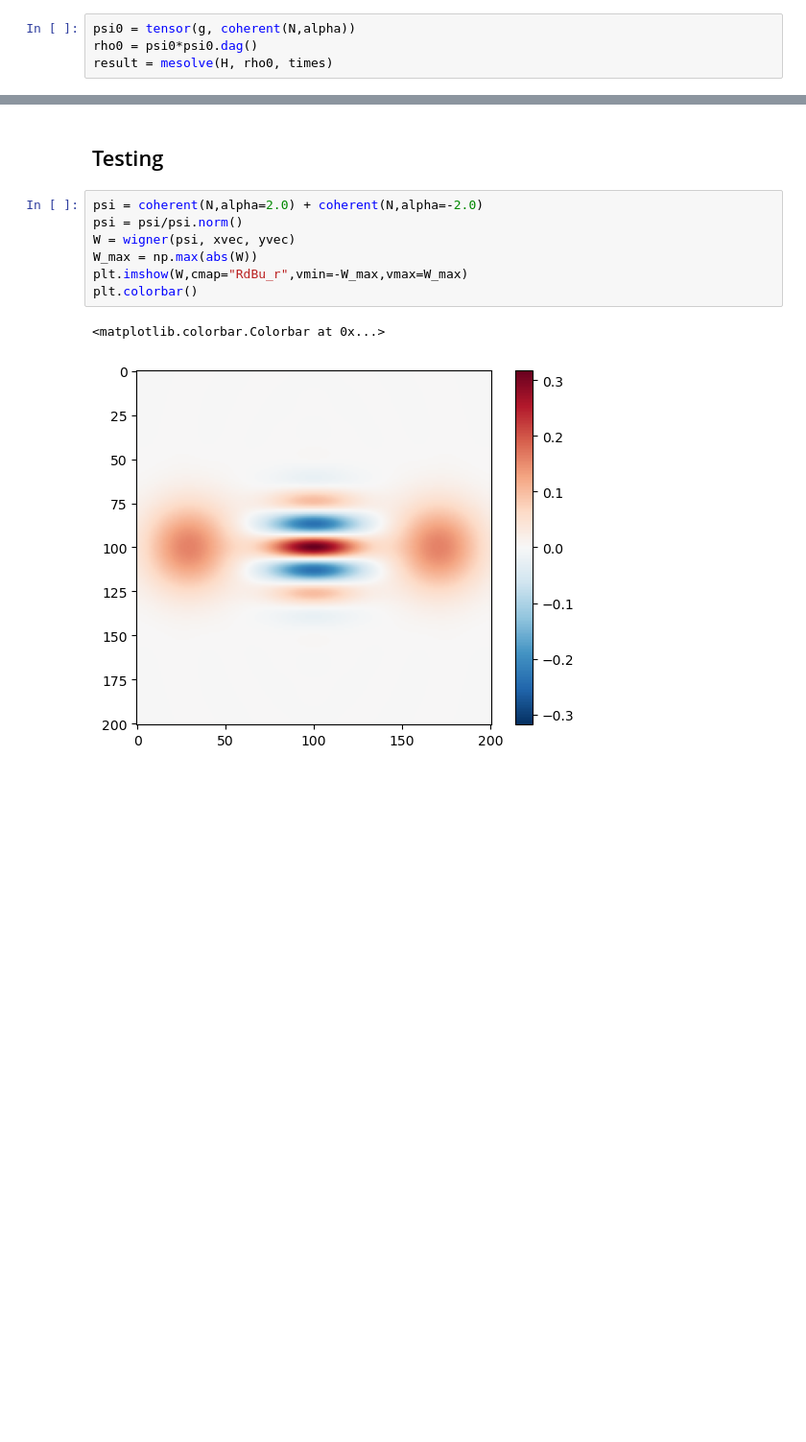
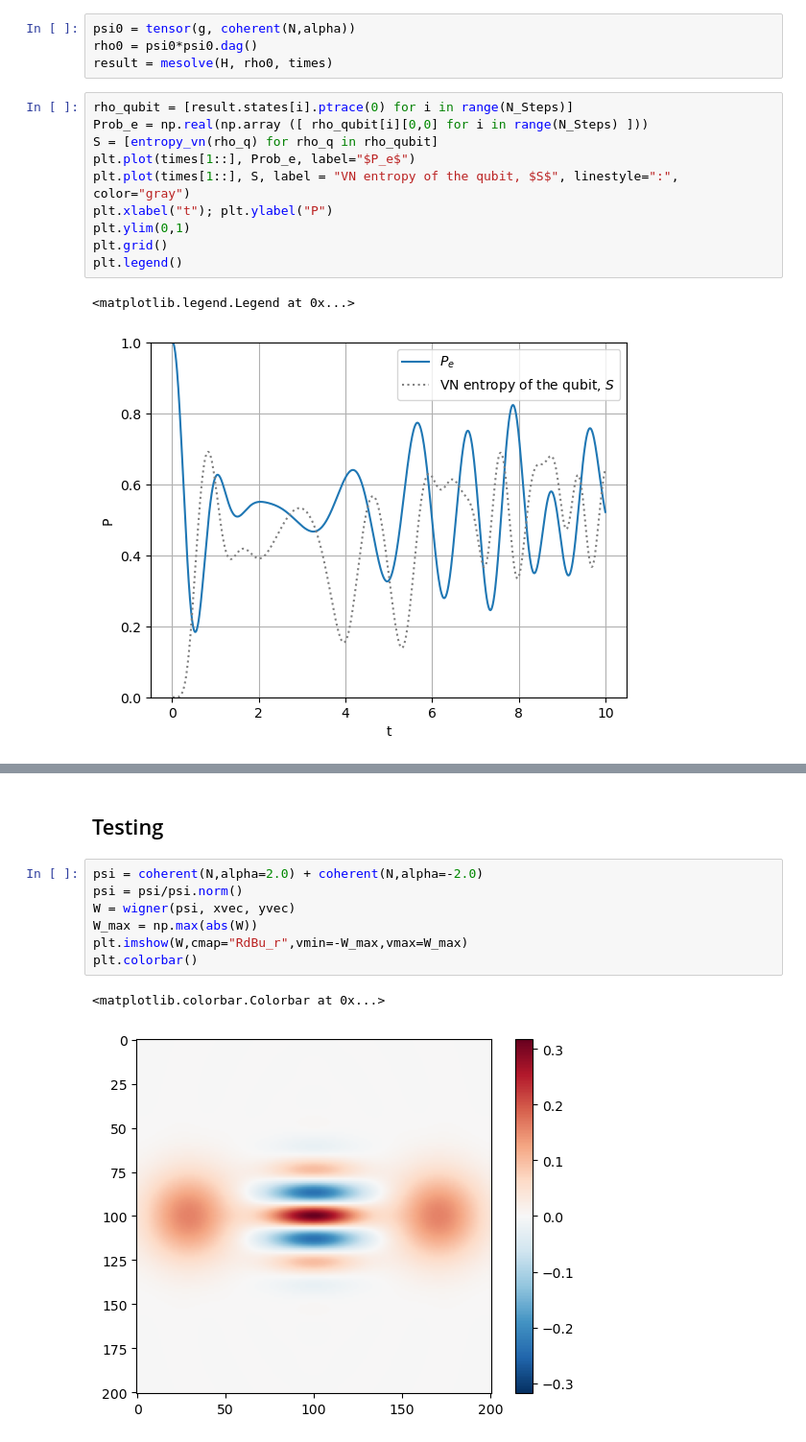
Before and after one commit to jan-chelmecki/ENS-Quantum-Optics-Homework, a Jupyter notebook: HW4_Chelmecki.ipynb, the cells around one changed output, grey strips where cells are left out. Shown at 96% size. Drawn from its saved outputs; the diff is of its cells as text; blank space fills up the shorter version.

```diff
--- a/HW4_Chelmecki.ipynb
+++ b/HW4_Chelmecki.ipynb
@@ -35,4 +40,17 @@ t_R =  10.995574287564276
 psi0 = tensor(g, coherent(N,alpha))
 rho0 = psi0*psi0.dag()
 result = mesolve(H, rho0, times)
+# %%
+rho_qubit = [result.states[i].ptrace(0) for i in range(N_Steps)]
+Prob_e = np.real(np.array ([ rho_qubit[i][0,0] for i in range(N_Steps) ]))
+S = [entropy_vn(rho_q) for rho_q in rho_qubit]
+plt.plot(times[1::], Prob_e, label="$P_e$")
+plt.plot(times[1::], S, label = "VN entropy of the qubit, $S$", linestyle=":", color="gray")
+plt.xlabel("t"); plt.ylabel("P")
+plt.ylim(0,1)
+plt.grid()
+plt.legend()
+# %% [output]
+<matplotlib.legend.Legend at 0x...>
+[figure, added]
 # %%
```
Also changed, not shown: parts of 6 cells of this notebook.
